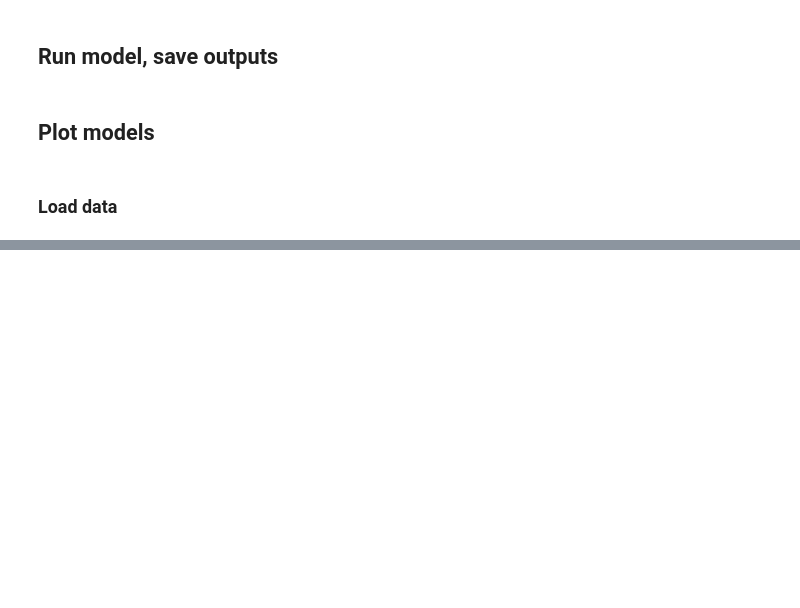
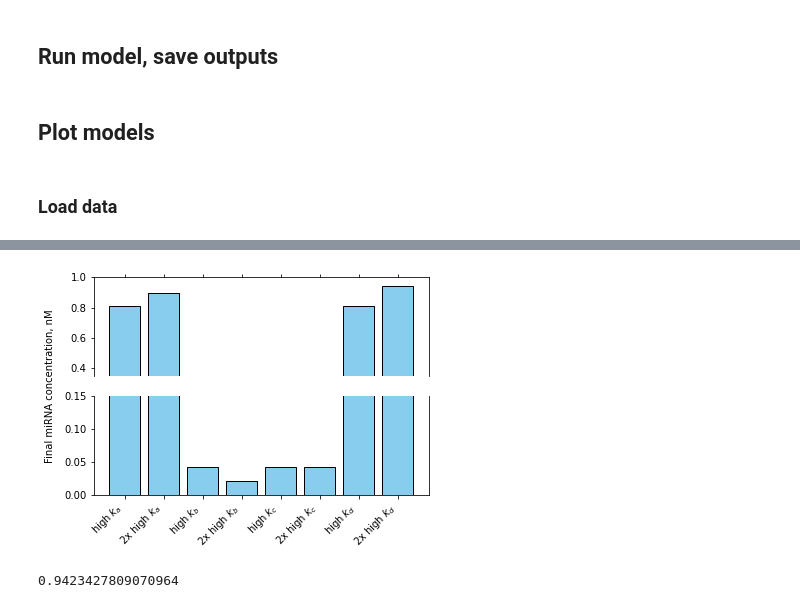
Before and after one commit to SofiaRaak/Dicer-miRNA-dynamics-model, a Jupyter notebook: 8-species_competition.ipynb, the cells around one changed output, grey strips where cells are left out. Cells and saved outputs as stored; diff of their text form; code cells hidden in the pictures; blank space fills up the shorter version.

```diff
--- a/8-species_competition.ipynb
+++ b/8-species_competition.ipynb
@@ -124,0 +203,46 @@ for i in range(len(dvars)):
+# %%
+# plot bar chart of final miRNA %
+x = np.linspace(1, 8, 8)
+fig, (ax1, ax2) = plt.subplots(2,1, sharex = True)
+plt.xticks(rotation=45, ha='right')
+
+ax = fig.add_subplot(111)
+ax.set_ylabel('Final miRNA concentration, nM\n')
+for spine in ax.spines:
+    ax.spines[spine].set_color('none')
+ax.tick_params(labelcolor='None', top=False, bottom=False, left=False, right=False)
+ax.set(facecolor='None')
+
+labels = []
+
+for i in range(4):
+    ax1.bar([x[int(i*2)], x[int(i*2)+1]],
+            height = [ends[str(i)][-1], ends[str(i+4)][-1]],
+            color = params.colors[0][1],
+            edgecolor = 'black')
+    ax2.bar([x[int(i*2)], x[int(i*2)+1]],
+            height = [ends[str(i)][-1], ends[str(i+4)][-1]],
+            color = params.colors[0][1],
+            edgecolor = 'black')
+    labels.append(mirnas[i])
+    labels.append(mirnas[i+4])
+
+ax1.set_xticks(x, labels)
+ax1.spines['bottom'].set_visible(False)
+ax2.spines['top'].set_visible(False)
+ax1.xaxis.tick_top()
+ax1.tick_params(labeltop=False)  # don't put tick labels at the top
+ax2.xaxis.tick_bottom()
+
+ax2.set_ylim(0,0.15)
+ax1.set_ylim(0.35,1.)
+
+plt.savefig(destdir_figs + 'max_expression.svg', dpi = 600, bbox_inches = 'tight')
+
+plt.show()
+# %% [output]
+[figure, added]
+# %%
+ends['7'][-1]
+# %% [output]
+0.9423427809070964
```
Also changed, not shown: parts of 10 cells of this notebook, 1 other file.
